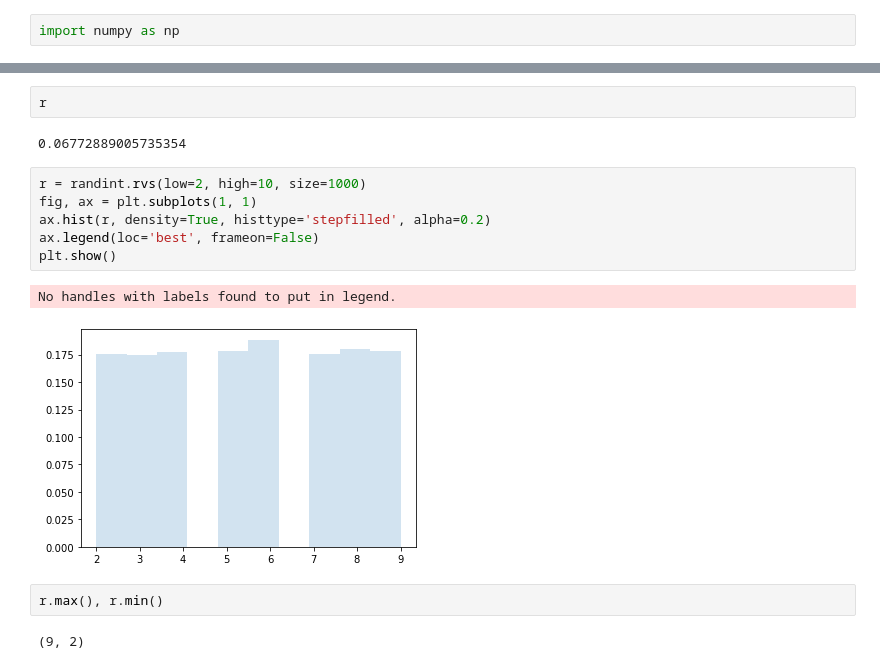
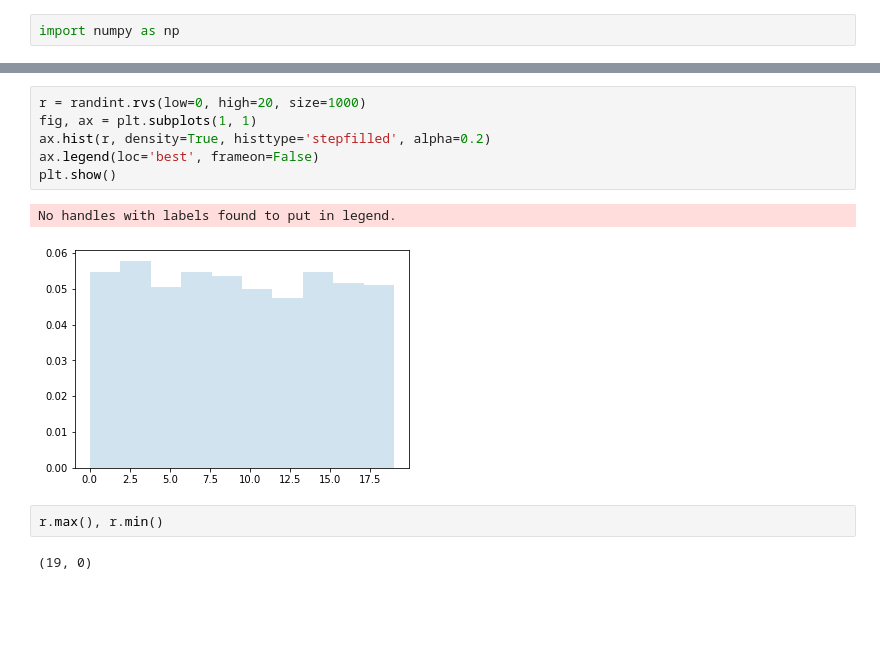
Before and after one commit to Albert-GM/TFM, a Jupyter notebook: notebooks/testing_distributions.ipynb, the cells around one changed output, grey strips where cells are left out. Drawn from its saved outputs; the diff is of its cells as text; blank space fills up the shorter version.

```diff
--- a/notebooks/testing_distributions.ipynb
+++ b/notebooks/testing_distributions.ipynb
@@ -46,17 +46,13 @@ No handles with labels found to put in legend.
-# %%
-r
-# %% [output]
-0.06772889005735354
 # %%
-r = randint.rvs(low=2, high=10, size=1000)
+r = randint.rvs(low=0, high=20, size=1000)
 fig, ax = plt.subplots(1, 1)
 ax.hist(r, density=True, histtype='stepfilled', alpha=0.2)
 ax.legend(loc='best', frameon=False)
 plt.show()
 # %% [output]
 No handles with labels found to put in legend.
-[figure, old version]
+[figure, new version]
 # %%
 r.max(), r.min()
 # %% [output]
-(9, 2)
+(19, 0)
```
Also changed, not shown: parts of 5 cells of this notebook, 8 other files.
